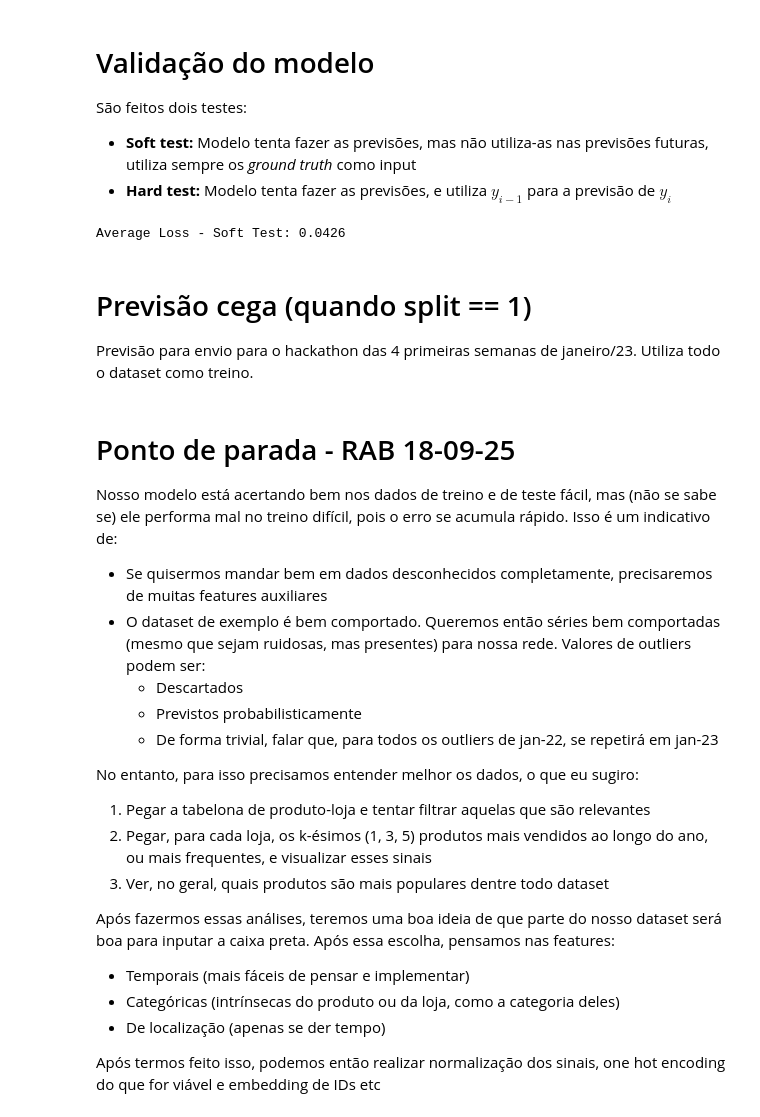
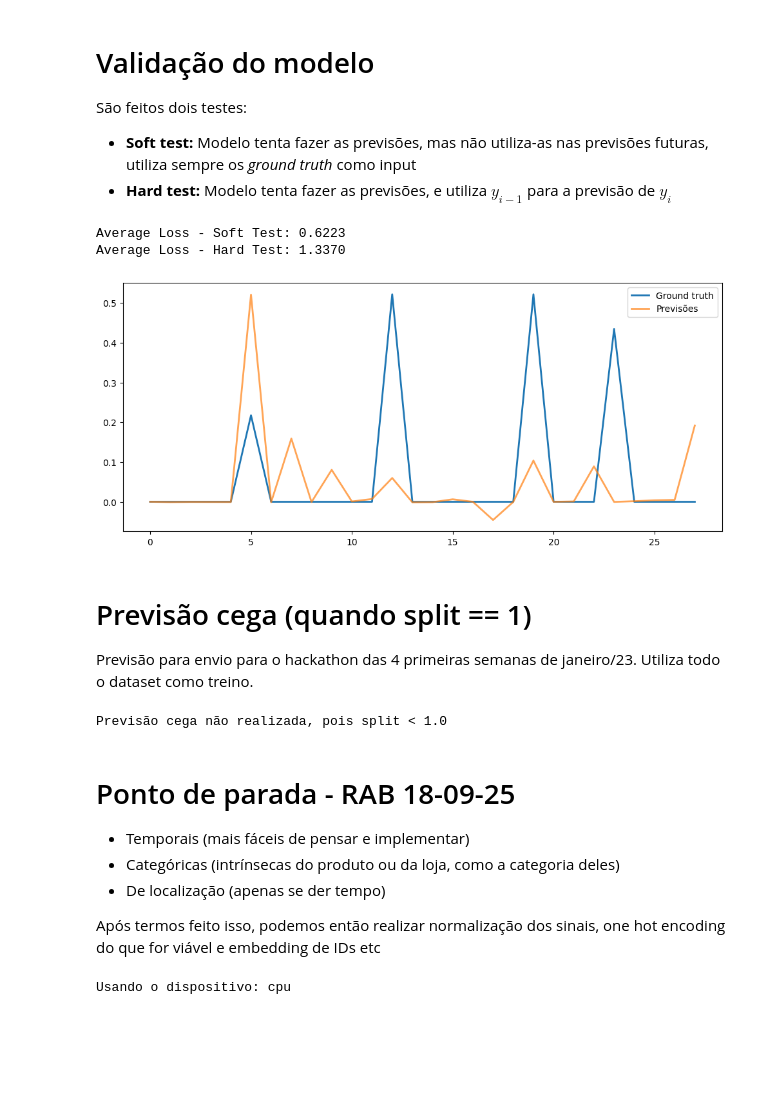
Before and after one commit to jvfd3/hackathon-big_data_tech, a Jupyter notebook: Files/Code/Testing_RAB_Real_Data.ipynb, the cells around one changed output. Drawn from its saved outputs; the diff is of its cells as text; code cells hidden in the pictures; blank space fills up the shorter version.

```diff
--- a/Files/Code/Testing_RAB_Real_Data.ipynb
+++ b/Files/Code/Testing_RAB_Real_Data.ipynb
@@ -344,54 +384,60 @@ São feitos dois testes:
 - **Soft test:** Modelo  tenta fazer as previsões, mas não utiliza-as nas previsões futuras, utiliza sempre os *ground truth* como input
 - **Hard test:** Modelo tenta fazer as previsões, e utiliza $y_{i-1}$ para a previsão de $y_i$
 # %%
-# Testando o modelo
-all_preds_S, all_targets_S, avg_loss_test_S = soft_test(model, dataloader, device, criterion)
+" Validando o modelo quando o split é menor que 1"
+if split < 1:
+    # Adotando o dataset de validação (soft)
+    dataset = SingleSeriesDataset(X_test, y_test)
+    dataloader = DataLoader(dataset, batch_size, shuffle=False) # shuffle=False para séries temporais
 
-if split < 1:
+    all_preds_S, all_targets_S, avg_loss_test_S = soft_test(model, dataloader, device, criterion)
+
+    # Validação hard - previsão cega das primeiras blind_horizon semanas
     all_preds_H, all_targets_H, avg_loss_test_H = hard_test(model, X_train, y_train, y_test, split_point, device, criterion, blind_horizon, output_size)
 
     " Sanity check da validação do modelo (preds and targets)"
     all_preds_array = []
     all_targets_array = []
 
     # Convert lists to tensors before flattening
     all_preds_tensor = torch.cat([t.unsqueeze(0) if t.dim() == 1 else t for t in all_preds_H], dim=0).flatten()
     all_targets_tensor = torch.cat([t.unsqueeze(0) if t.dim() == 1 else t for t in all_targets_H], dim=0).flatten()
 
     for t in all_preds_tensor:
         all_preds_array.append(t.detach().numpy())
     for t in all_targets_tensor:
         all_targets_array.append(t.detach().numpy())
 
 
     plt.figure(figsize=(12, 5))
     plt.plot(all_targets_array, label="Ground truth", linewidth=2)
     plt.plot(all_preds_array, label="Previsões", linewidth=2, alpha=0.7)
     plt.legend()
 # %% [output]
-Average Loss - Soft Test: 0.0426
+Average Loss - Soft Test: 0.6223
+Average Loss - Hard Test: 1.3370
+[figure, added]
 # %% [markdown]
 # Previsão cega (quando split == 1)
 
 Previsão para envio para o hackathon das 4 primeiras semanas de janeiro/23. Utiliza todo o dataset como treino.
+# %%
+preds_blind = forecast_blind(model, X_train, blind_horizon, device, output_size) if split == 1.0 else print("Previsão cega não realizada, pois split < 1.0")
+preds_blind
+# %% [output]
+Previsão cega não realizada, pois split < 1.0
 # %% [markdown]
 # Ponto de parada - RAB 18-09-25
-
-Nosso modelo está acertando bem nos dados de treino e de teste fácil, mas (não se sabe se) ele performa mal no treino difícil, pois o erro se acumula rápido. Isso é um indicativo de:
-- Se quisermos mandar bem em dados desconhecidos completamente, precisaremos de muitas features auxiliares
-- O dataset de exemplo é bem comportado. Queremos então séries bem comportadas (mesmo que sejam ruidosas, mas presentes) para nossa rede. Valores de outliers podem ser:
-  - Descartados
-  - Previstos probabilisticamente
-  - De forma trivial, falar que, para todos os outliers de jan-22, se repetirá em jan-23
-
-No entanto, para isso precisamos entender melhor os dados, o que eu sugiro:
-1) Pegar a tabelona de produto-loja e tentar filtrar aquelas que são relevantes
-2) Pegar, para cada loja, os k-ésimos (1, 3, 5) produtos mais vendidos ao longo do ano, ou mais frequentes, e visualizar esses sinais
-3) Ver, no geral, quais produtos são mais populares dentre todo dataset
-
-Após fazermos essas análises, teremos uma boa ideia de que parte do nosso dataset será boa para inputar a caixa preta. Após essa escolha, pensamos nas features:
 - Temporais (mais fáceis de pensar e implementar)
 - Categóricas (intrínsecas do produto ou da loja, como a categoria deles)
 - De localização (apenas se der tempo)
 
 Após termos feito isso, podemos então realizar normalização dos sinais, one hot encoding do que for viável e embedding de IDs etc
+# %%
+import torch
+
+# Define o dispositivo
+device = torch.device('cuda' if torch.cuda.is_available() else 'cpu')
+print(f"Usando o dispositivo: {device}")
+# %% [output]
+Usando o dispositivo: cpu
```
Also changed, not shown: parts of 9 cells of this notebook, 1 other file.
